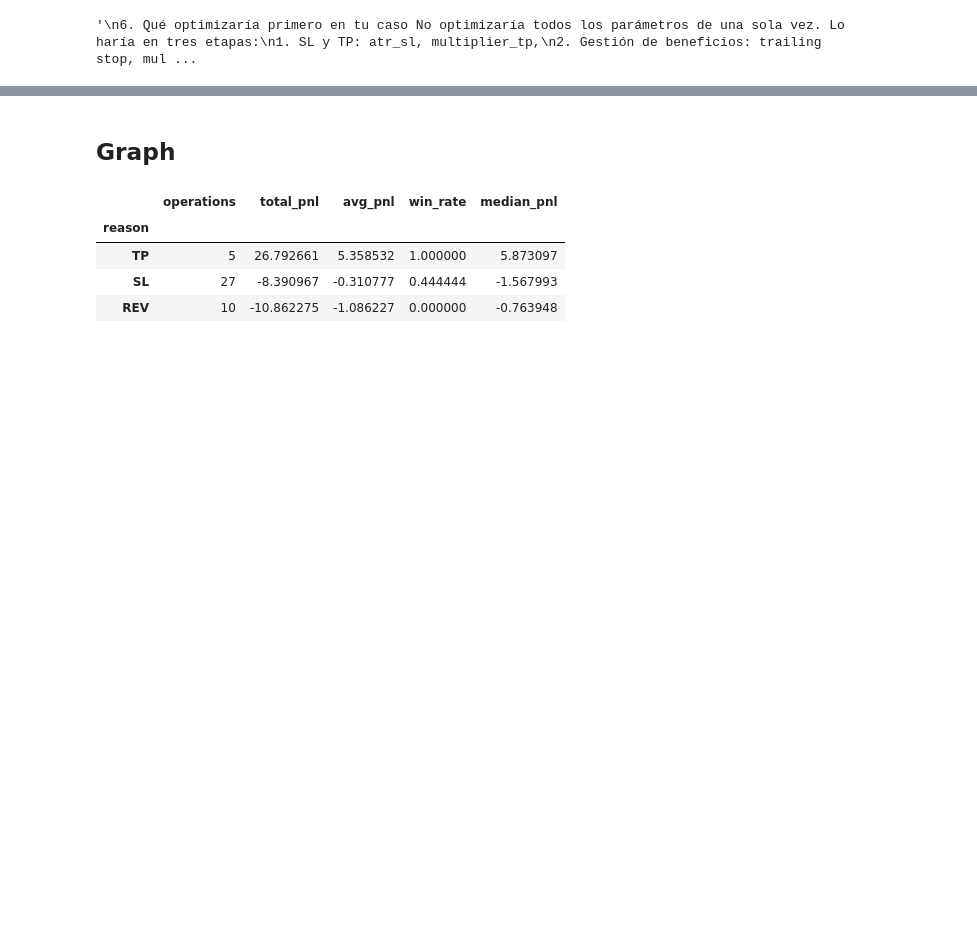
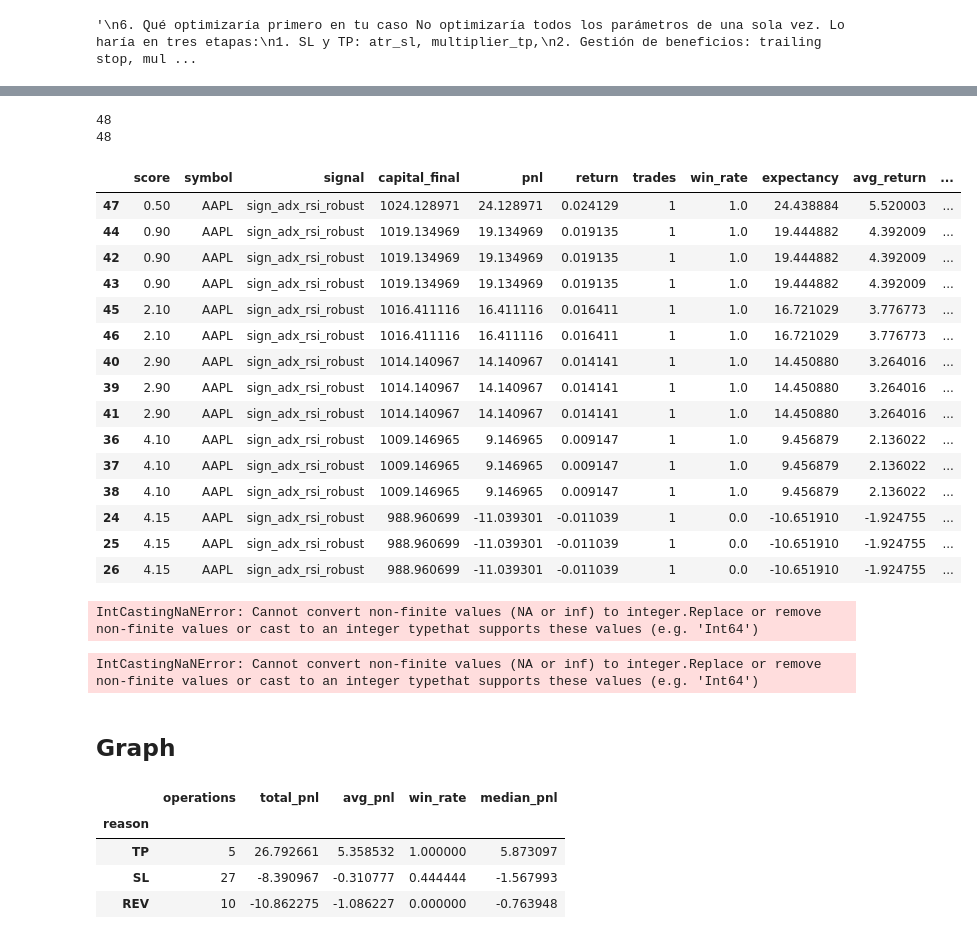
Before and after one commit to josebrx99/python, a Jupyter notebook: trading/engine/backtester.ipynb, the cells around one changed output, grey strips where cells are left out. Cells and saved outputs as stored; diff of their text form; code cells hidden in the pictures; blank space fills up the shorter version.

```diff
--- a/trading/engine/backtester.ipynb
+++ b/trading/engine/backtester.ipynb
@@ -250,5 +291,0 @@ Setups: 1296
-# %%
-# Calculate train and test
-symb = "AAPL"
-df = load_symbol(symb, "1h", 500)
-df
@@ -270,16 +291,0 @@ df
-# %%
-porc_train = 0.7
-porc_eval = 0.15
-
-df["mes"] = df["date"].dt.strftime("%Y-%m-%d")
-df = df.drop_duplicates("mes")
-c = int(len(df)*porc_train)
-c2 = int(len(df)*(porc_eval+porc_train))
-
-dates_train = [df.iloc[:c]["mes"].tolist()[0], df.iloc[:c]["mes"].tolist()[-1]]
-dates_eval = [df.iloc[c:]["mes"].tolist()[0], df.iloc[:c2]["mes"].tolist()[-1]]
-dates_oos = [df.iloc[c2:]["mes"].tolist()[0], df.iloc[c2:]["mes"].tolist()[-1]]
-
-print("Train:", dates_train)
-print("Eval :", dates_eval)
-print("OOS  :", dates_oos)
@@ -355,0 +321,44 @@ resume_tun.drop(columns=["capital", "avg_win", "avg_loss", "median_return", "sor
+# %%
+cols_del = ["capital", "avg_win", "avg_loss", "median_return", "sortino","cagr", "calmar", "avg_trade", "profit_factor", "avg_bars",
+            "max_loss_streak", "max_win_streak", "recovery_factor", "var_95", "cvar_95", "exposure", "open_trade"]
+# %%
+# 1. Tuning in train
+resume_train = tunner_sl_tp(df_train, cols_sign, symb, param_grid)
+resume_train.drop(columns=cols_del).head(15)
+# %% [output]
+48
+48
+|  | score | symbol | signal | capital_final | pnl | return | trades | win_rate | expectancy | avg_return | ... |
+| 47 | 0.50 | AAPL | sign_adx_rsi_robust | 1024.128971 | 24.128971 | 0.024129 | 1 | 1.0 | 24.438884 | 5.520003 | ... |
+| 44 | 0.90 | AAPL | sign_adx_rsi_robust | 1019.134969 | 19.134969 | 0.019135 | 1 | 1.0 | 19.444882 | 4.392009 | ... |
+| 42 | 0.90 | AAPL | sign_adx_rsi_robust | 1019.134969 | 19.134969 | 0.019135 | 1 | 1.0 | 19.444882 | 4.392009 | ... |
+| 43 | 0.90 | AAPL | sign_adx_rsi_robust | 1019.134969 | 19.134969 | 0.019135 | 1 | 1.0 | 19.444882 | 4.392009 | ... |
+| 45 | 2.10 | AAPL | sign_adx_rsi_robust | 1016.411116 | 16.411116 | 0.016411 | 1 | 1.0 | 16.721029 | 3.776773 | ... |
+| 46 | 2.10 | AAPL | sign_adx_rsi_robust | 1016.411116 | 16.411116 | 0.016411 | 1 | 1.0 | 16.721029 | 3.776773 | ... |
+| 40 | 2.90 | AAPL | sign_adx_rsi_robust | 1014.140967 | 14.140967 | 0.014141 | 1 | 1.0 | 14.450880 | 3.264016 | ... |
+| 39 | 2.90 | AAPL | sign_adx_rsi_robust | 1014.140967 | 14.140967 | 0.014141 | 1 | 1.0 | 14.450880 | 3.264016 | ... |
+| 41 | 2.90 | AAPL | sign_adx_rsi_robust | 1014.140967 | 14.140967 | 0.014141 | 1 | 1.0 | 14.450880 | 3.264016 | ... |
+| 36 | 4.10 | AAPL | sign_adx_rsi_robust | 1009.146965 | 9.146965 | 0.009147 | 1 | 1.0 | 9.456879 | 2.136022 | ... |
+| 37 | 4.10 | AAPL | sign_adx_rsi_robust | 1009.146965 | 9.146965 | 0.009147 | 1 | 1.0 | 9.456879 | 2.136022 | ... |
+| 38 | 4.10 | AAPL | sign_adx_rsi_robust | 1009.146965 | 9.146965 | 0.009147 | 1 | 1.0 | 9.456879 | 2.136022 | ... |
+| 24 | 4.15 | AAPL | sign_adx_rsi_robust | 988.960699 | -11.039301 | -0.011039 | 1 | 0.0 | -10.651910 | -1.924755 | ... |
+| 25 | 4.15 | AAPL | sign_adx_rsi_robust | 988.960699 | -11.039301 | -0.011039 | 1 | 0.0 | -10.651910 | -1.924755 | ... |
+| 26 | 4.15 | AAPL | sign_adx_rsi_robust | 988.960699 | -11.039301 | -0.011039 | 1 | 0.0 | -10.651910 | -1.924755 | ... |
+# %%
+# 2. Testing in evaluation
+param_grid_eval = resume_train.filter(like="param.").head(3)
+param_grid_eval.columns = [x.replace("param.","") for x in param_grid_eval]
+
+resume_eval = tunner_sl_tp(df_eval, cols_sign, symb, param_grid_eval)
+resume_eval.drop(columns=cols_del).head(15)
+# %% [output]
+IntCastingNaNError: Cannot convert non-finite values (NA or inf) to integer.Replace or remove non-finite values or cast to an integer typethat supports these values (e.g. 'Int64')
+# %%
+# 2. Testing in OOS
+param_grid_eval = resume_train.filter(like="param.").head(3)
+param_grid_eval.columns = [x.replace("param.","") for x in param_grid_eval]
+
+resume_oos = tunner_sl_tp(df_oos, cols_sign, symb, param_grid_eval)
+resume_oos.drop(columns=cols_del).head(15)
+# %% [output]
+IntCastingNaNError: Cannot convert non-finite values (NA or inf) to integer.Replace or remove non-finite values or cast to an integer typethat supports these values (e.g. 'Int64')
```
Also changed, not shown: parts of 10 cells of this notebook, 1 other file.
